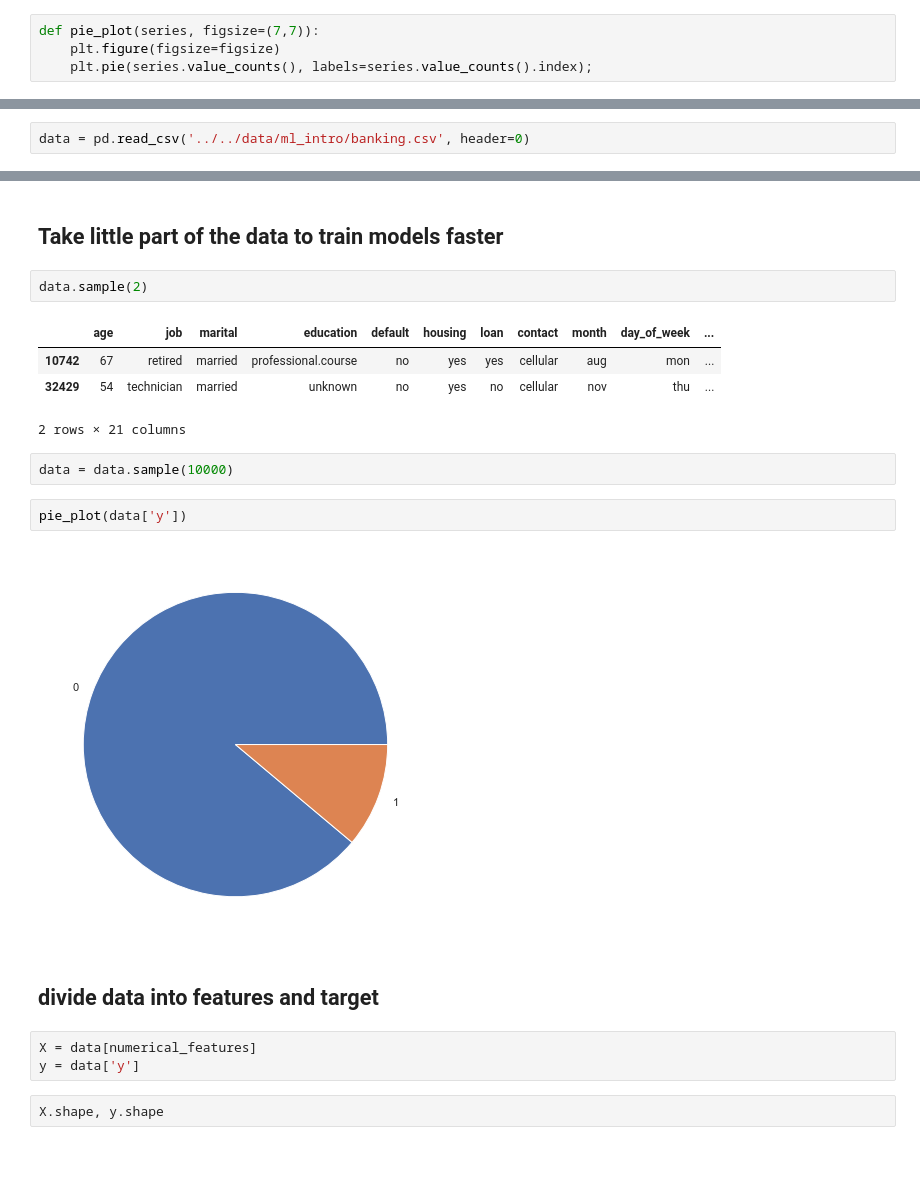
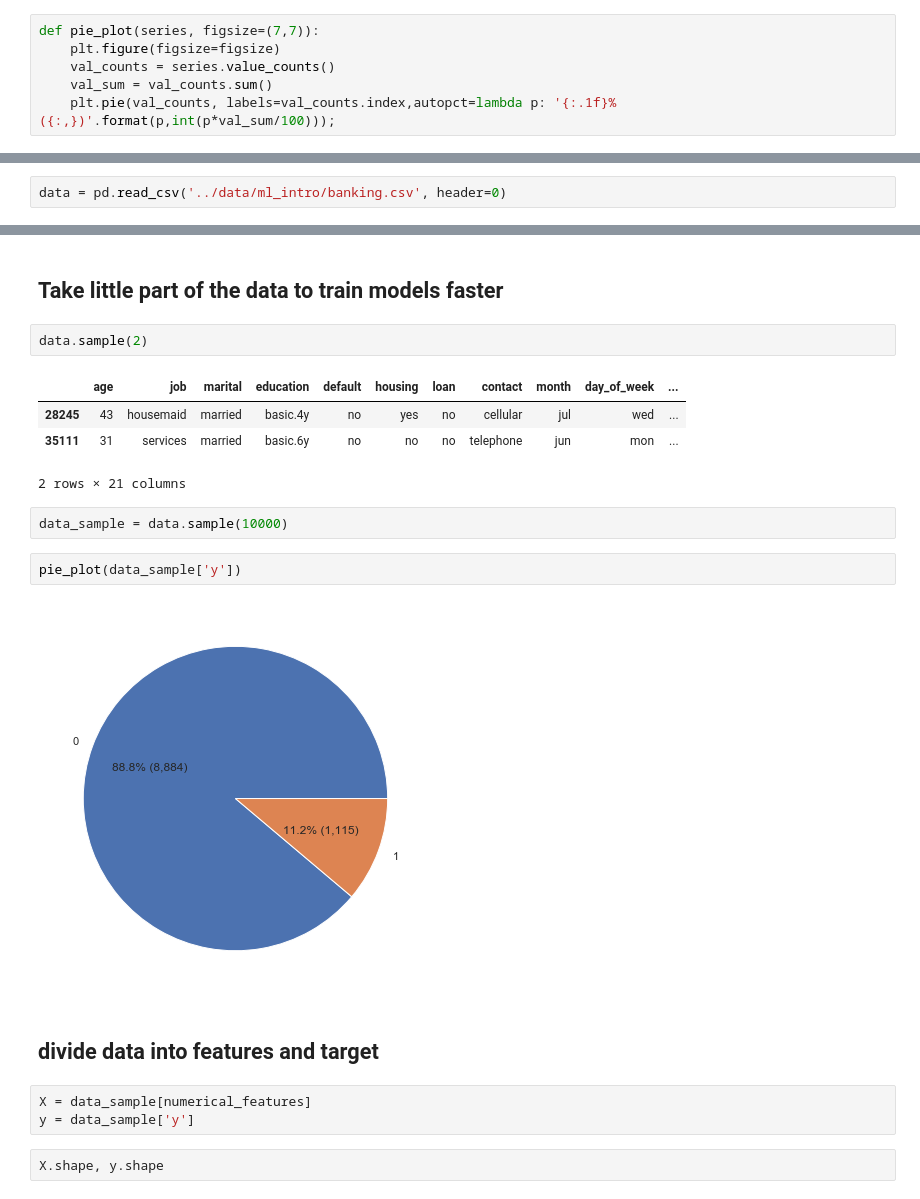
Before and after one commit to amareyah/MaxinAI_Education, a Jupyter notebook: ml_intro/logistic_regression_classifier_hyperparameter_tuning.ipynb, the cells around one changed output, grey strips where cells are left out. Cells and saved outputs as stored; diff of their text form; blank space fills up the shorter version.

```diff
--- a/ml_intro/logistic_regression_classifier_hyperparameter_tuning.ipynb
+++ b/ml_intro/logistic_regression_classifier_hyperparameter_tuning.ipynb
@@ -51,7 +51,9 @@ sns.set(style="whitegrid", color_codes=True)
 # %%
 def pie_plot(series, figsize=(7,7)):
     plt.figure(figsize=figsize)
-    plt.pie(series.value_counts(), labels=series.value_counts().index);
+    val_counts = series.value_counts()
+    val_sum = val_counts.sum()
+    plt.pie(val_counts, labels=val_counts.index,autopct=lambda p: '{:.1f}% ({:,})'.format(p,int(p*val_sum/100)));
 # %%
 def get_confusion_matrix(y_test, y_pred):
     return pd.DataFrame(confusion_matrix(y_test, y_pred), index=['True', 'False'], columns=['Pred_True', 'Pred_False'])
@@ -80,5 +82,5 @@ def plot_roc_auc_curve(y_test, y_pred, clf, X_test):
 # %% [markdown]
 ## Read Data
 # %%
-data = pd.read_csv('../../data/ml_intro/banking.csv', header=0)
+data = pd.read_csv('../data/ml_intro/banking.csv', header=0)
 # %%
@@ -150,20 +147,20 @@ pie_plot(data.y)
 data.sample(2)
 # %% [output]
 |  | age | job | marital | education | default | housing | loan | contact | month | day_of_week | ... |
-| 10742 | 67 | retired | married | professional.course | no | yes | yes | cellular | aug | mon | ... |
-| 32429 | 54 | technician | married | unknown | no | yes | no | cellular | nov | thu | ... |
+| 28245 | 43 | housemaid | married | basic.4y | no | yes | no | cellular | jul | wed | ... |
+| 35111 | 31 | services | married | basic.6y | no | no | no | telephone | jun | mon | ... |
 2 rows × 21 columns
 # %%
-data = data.sample(10000)
+data_sample = data.sample(10000)
 # %%
-pie_plot(data['y'])
+pie_plot(data_sample['y'])
 # %% [output]
-[figure, old version]
+[figure, new version]
 # %% [markdown]
 ## divide data into features and target
 # %%
-X = data[numerical_features]
-y = data['y']
+X = data_sample[numerical_features]
+y = data_sample['y']
 # %%
 X.shape, y.shape
 # %% [output]
```
Also changed, not shown: parts of 14 cells of this notebook.
